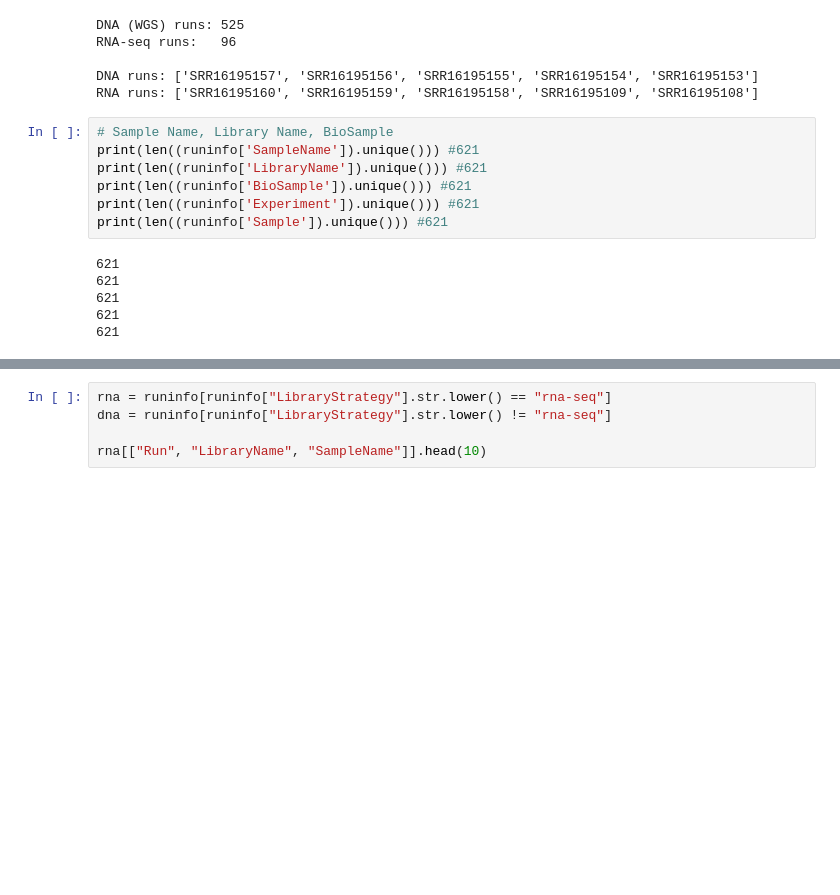
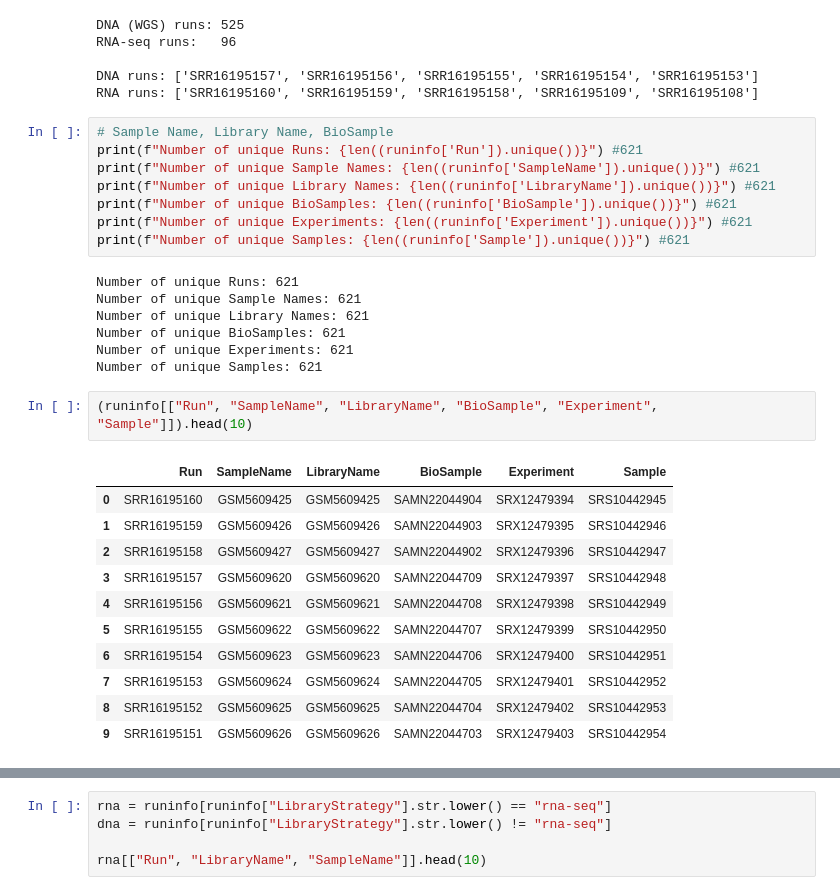
Before and after one commit to irith-kat/genai4bio-project, a Jupyter notebook: notebook_tests/joint_DNA_RNA_processing.ipynb, the cells around one changed output, grey strips where cells are left out. Cells and saved outputs as stored; diff of their text form; blank space fills up the shorter version.

```diff
--- a/notebook_tests/joint_DNA_RNA_processing.ipynb
+++ b/notebook_tests/joint_DNA_RNA_processing.ipynb
@@ -316,14 +316,30 @@ DNA runs: ['SRR16195157', 'SRR16195156', 'SRR16195155', 'SRR16195154', 'SRR16195
 RNA runs: ['SRR16195160', 'SRR16195159', 'SRR16195158', 'SRR16195109', 'SRR16195108']
 # %%
 # Sample Name, Library Name, BioSample
-print(len((runinfo['SampleName']).unique())) #621
-print(len((runinfo['LibraryName']).unique())) #621
-print(len((runinfo['BioSample']).unique())) #621
-print(len((runinfo['Experiment']).unique())) #621
-print(len((runinfo['Sample']).unique())) #621
+print(f"Number of unique Runs: {len((runinfo['Run']).unique())}") #621
+print(f"Number of unique Sample Names: {len((runinfo['SampleName']).unique())}") #621
+print(f"Number of unique Library Names: {len((runinfo['LibraryName']).unique())}") #621
+print(f"Number of unique BioSamples: {len((runinfo['BioSample']).unique())}") #621
+print(f"Number of unique Experiments: {len((runinfo['Experiment']).unique())}") #621
+print(f"Number of unique Samples: {len((runinfo['Sample']).unique())}") #621
 # %% [output]
-621
-621
-621
-621
-621
+Number of unique Runs: 621
+Number of unique Sample Names: 621
+Number of unique Library Names: 621
+Number of unique BioSamples: 621
+Number of unique Experiments: 621
+Number of unique Samples: 621
+# %%
+(runinfo[["Run", "SampleName", "LibraryName", "BioSample", "Experiment", "Sample"]]).head(10)
+# %% [output]
+|  | Run | SampleName | LibraryName | BioSample | Experiment | Sample |
+| 0 | SRR16195160 | GSM5609425 | GSM5609425 | SAMN22044904 | SRX12479394 | SRS10442945 |
+| 1 | SRR16195159 | GSM5609426 | GSM5609426 | SAMN22044903 | SRX12479395 | SRS10442946 |
+| 2 | SRR16195158 | GSM5609427 | GSM5609427 | SAMN22044902 | SRX12479396 | SRS10442947 |
+| 3 | SRR16195157 | GSM5609620 | GSM5609620 | SAMN22044709 | SRX12479397 | SRS10442948 |
+| 4 | SRR16195156 | GSM5609621 | GSM5609621 | SAMN22044708 | SRX12479398 | SRS10442949 |
+| 5 | SRR16195155 | GSM5609622 | GSM5609622 | SAMN22044707 | SRX12479399 | SRS10442950 |
+| 6 | SRR16195154 | GSM5609623 | GSM5609623 | SAMN22044706 | SRX12479400 | SRS10442951 |
+| 7 | SRR16195153 | GSM5609624 | GSM5609624 | SAMN22044705 | SRX12479401 | SRS10442952 |
+| 8 | SRR16195152 | GSM5609625 | GSM5609625 | SAMN22044704 | SRX12479402 | SRS10442953 |
+| 9 | SRR16195151 | GSM5609626 | GSM5609626 | SAMN22044703 | SRX12479403 | SRS10442954 |
```
Also changed, not shown: parts of 11 cells of this notebook, 1 other file.
